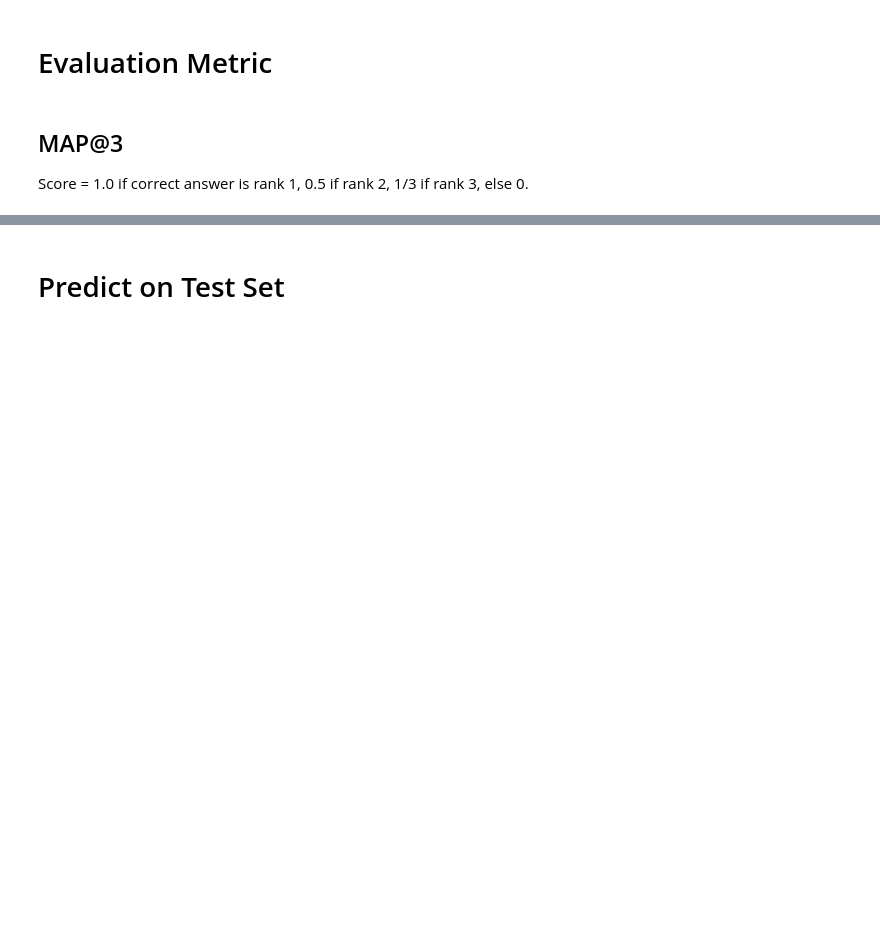
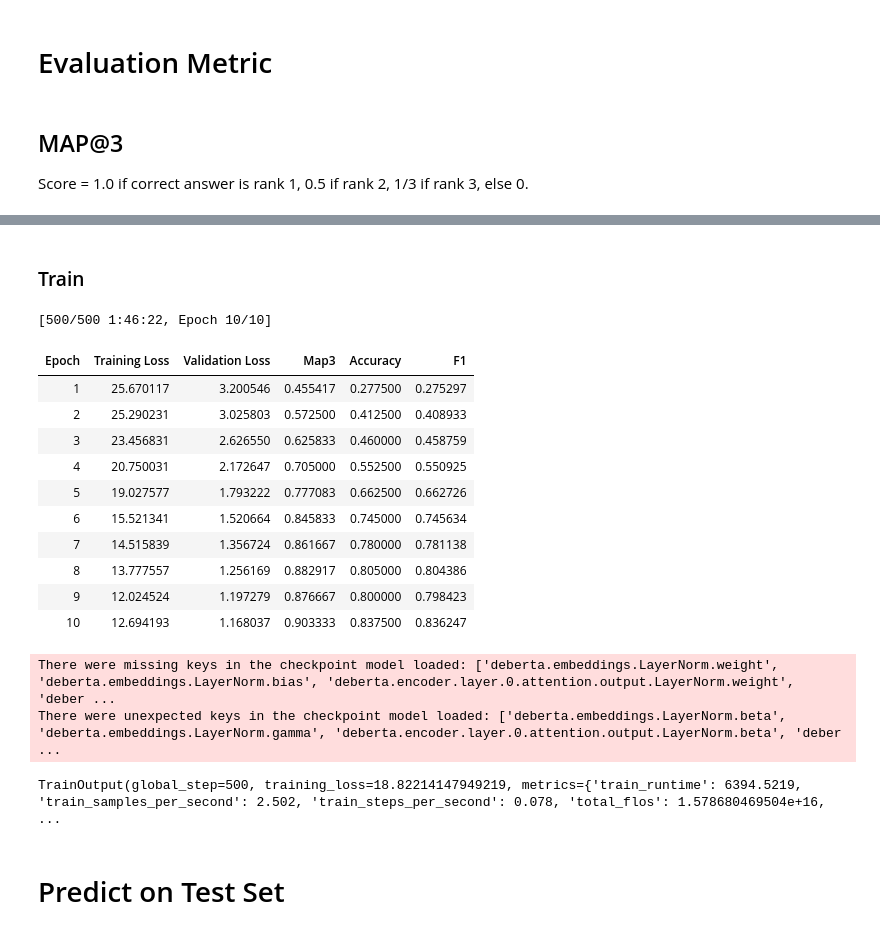
Before and after one commit to pranay-aggarwal/Smart-MCQ-Solver, a Jupyter notebook: kaggle_notebook.ipynb, the cells around one changed output, grey strips where cells are left out. Saved outputs shown, nothing was run; the diff lists cells and outputs as text; code cells hidden in the pictures; blank space fills up the shorter version.

Commit message:
Kaggle Notebook |  DL-24f3004524-notebook-t22026 | DEBERTA-V0

```diff
--- a/kaggle_notebook.ipynb
+++ b/kaggle_notebook.ipynb
@@ -445,2 +271,52 @@ wandb: Find logs at: ./wandb/run-20260730_220621-hb1r0su1/logs
+# %%
+training_args = TrainingArguments(
+    output_dir="./deberta_base",
+    learning_rate=1e-5,
+    per_device_train_batch_size=2,
+    per_device_eval_batch_size=2,
+    gradient_accumulation_steps=8,
+    gradient_checkpointing=True,
+    num_train_epochs=10,
+    logging_steps=10,
+    weight_decay=0.01,
+    eval_strategy="epoch",
+    save_strategy="epoch",
+    save_total_limit=2,
+    load_best_model_at_end=True,
+    metric_for_best_model="map3",
+    greater_is_better=True,
+    fp16=True,
+    bf16=False,
+    report_to="wandb",
+)
+# %% [markdown]
+### Train
+# %%
+trainer = Trainer(
+    model=model,
+    args=training_args,
+    train_dataset=train_ds,
+    eval_dataset=val_ds,
+    compute_metrics=compute_metrics_for_trainer,
+    callbacks=[EarlyStoppingCallback(early_stopping_patience=2)]
+)
+
+trainer.train()
+# %% [output]
+[500/500 1:46:22, Epoch 10/10]
+| Epoch | Training Loss | Validation Loss | Map3 | Accuracy | F1 |
+| 1 | 25.670117 | 3.200546 | 0.455417 | 0.277500 | 0.275297 |
+| 2 | 25.290231 | 3.025803 | 0.572500 | 0.412500 | 0.408933 |
+| 3 | 23.456831 | 2.626550 | 0.625833 | 0.460000 | 0.458759 |
+| 4 | 20.750031 | 2.172647 | 0.705000 | 0.552500 | 0.550925 |
+| 5 | 19.027577 | 1.793222 | 0.777083 | 0.662500 | 0.662726 |
+| 6 | 15.521341 | 1.520664 | 0.845833 | 0.745000 | 0.745634 |
+| 7 | 14.515839 | 1.356724 | 0.861667 | 0.780000 | 0.781138 |
+| 8 | 13.777557 | 1.256169 | 0.882917 | 0.805000 | 0.804386 |
+| 9 | 12.024524 | 1.197279 | 0.876667 | 0.800000 | 0.798423 |
+| 10 | 12.694193 | 1.168037 | 0.903333 | 0.837500 | 0.836247 |
+There were missing keys in the checkpoint model loaded: ['deberta.embeddings.LayerNorm.weight', 'deberta.embeddings.LayerNorm.bias', 'deberta.encoder.layer.0.attention.output.LayerNorm.weight', 'deber ...
+There were unexpected keys in the checkpoint model loaded: ['deberta.embeddings.LayerNorm.beta', 'deberta.embeddings.LayerNorm.gamma', 'deberta.encoder.layer.0.attention.output.LayerNorm.beta', 'deber ...
+TrainOutput(global_step=500, training_loss=18.82214147949219, metrics={'train_runtime': 6394.5219, 'train_samples_per_second': 2.502, 'train_steps_per_second': 0.078, 'total_flos': 1.578680469504e+16, ...
 # %% [markdown]
 # Predict on Test Set
```
Also changed, not shown: parts of 30 cells of this notebook.
